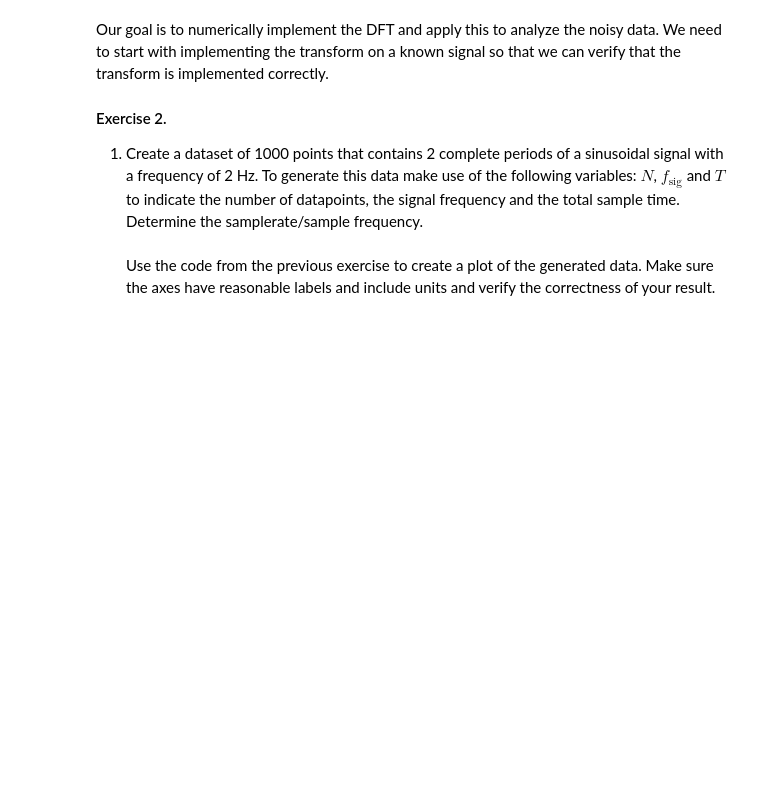
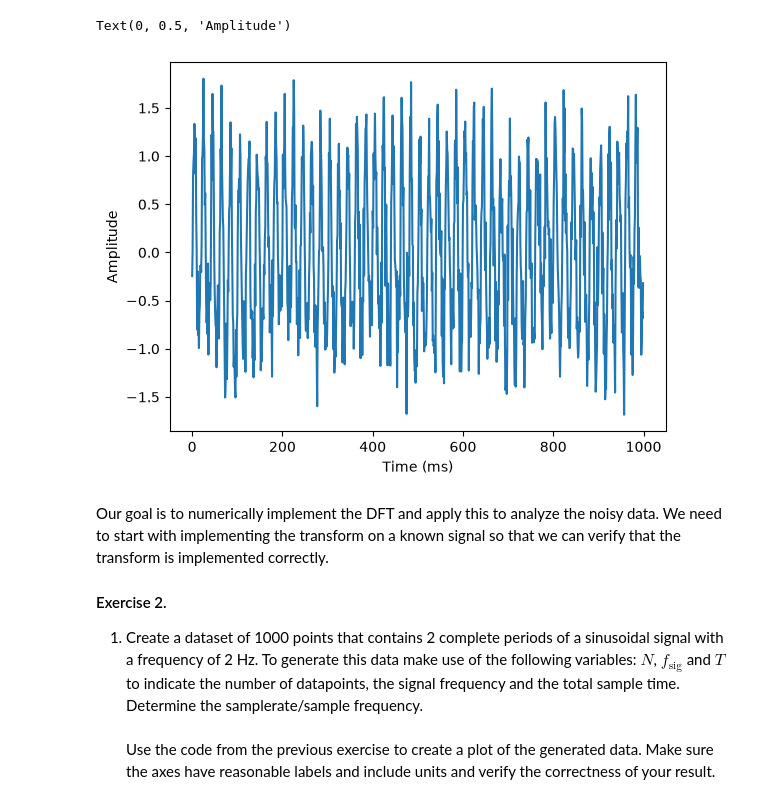
Before and after one commit to SireOfTheQuags/PE1, a Jupyter notebook: Main_Files/Werkcollege 1/NumericalDFT.ipynb, the cells around one changed output. Cells and saved outputs as stored; diff of their text form; code cells hidden in the pictures; blank space fills up the shorter version.

```diff
--- a/Main_Files/Werkcollege 1/NumericalDFT.ipynb
+++ b/Main_Files/Werkcollege 1/NumericalDFT.ipynb
@@ -32,13 +32,16 @@ The datafile that contains the signal for this exercise is available via Brights
 # %%
 import numpy as np
 from matplotlib import pyplot as plt
 
 # Read the data
 signal = np.loadtxt("signal.txt")
 
 plt.plot(signal)
-
-# ↓↓↓ Your code goes here ↓↓↓
+plt.xlabel("Time (ms)")
+plt.ylabel("Amplitude")
+# %% [output]
+Text(0, 0.5, 'Amplitude')
+[figure, added]
 # %% [markdown]
 Our goal is to numerically implement the DFT and apply this to analyze the noisy data. We need to start with implementing the transform on a known signal so that we can verify that the transform is implemented correctly.
 
```
Also changed, not shown: parts of 6 cells of this notebook.
